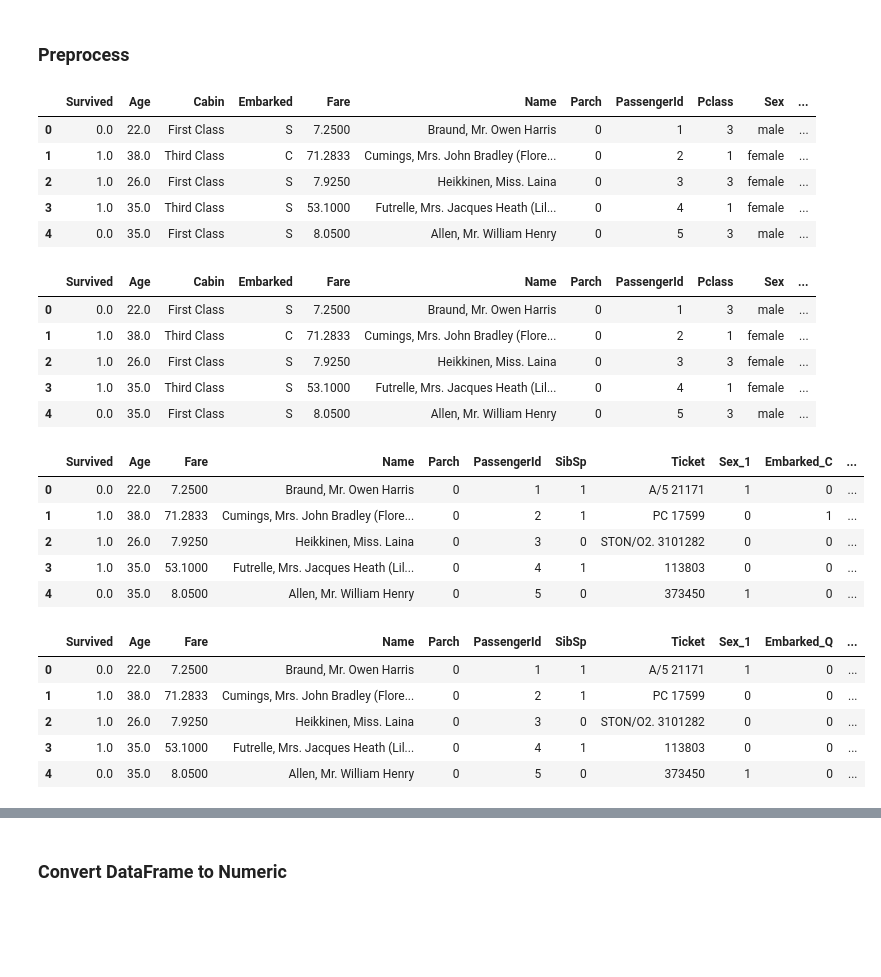
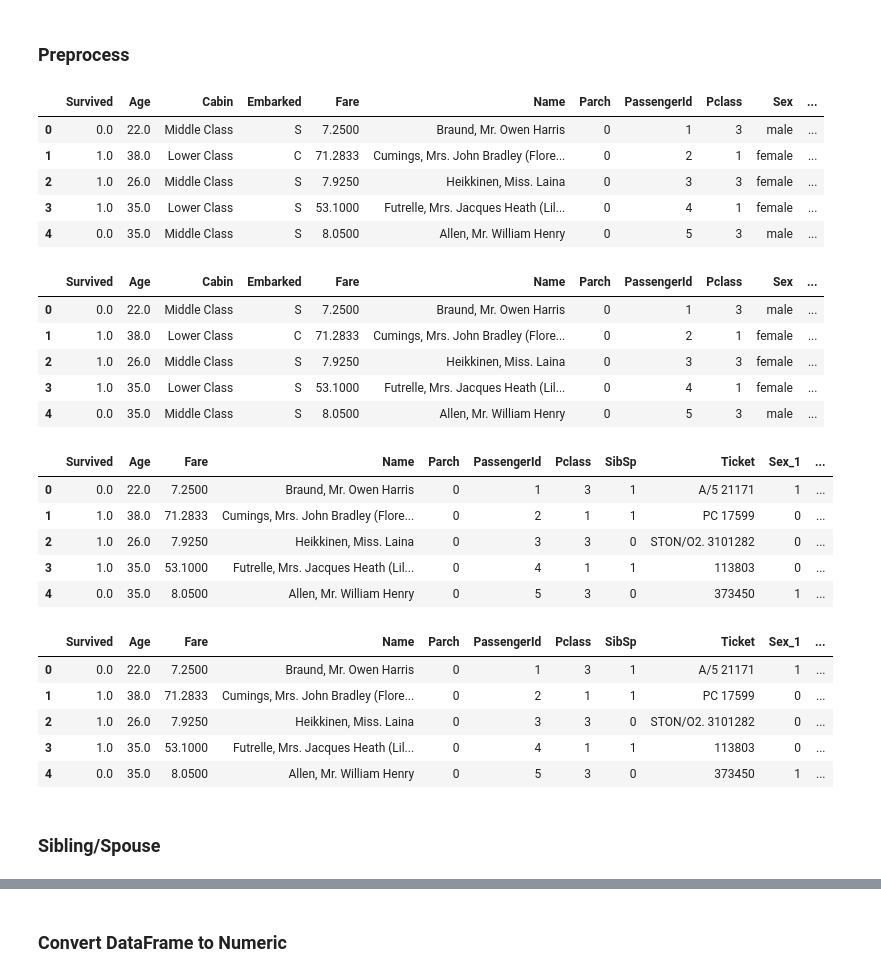
Before and after one commit to klam28/Kaggle-, a Jupyter notebook: Titanic/Stacking ~ Titanic Machine Learning Analysis .ipynb, the cells around one changed output, grey strips where cells are left out. Cells and saved outputs as stored; diff of their text form; code cells hidden in the pictures; blank space fills up the shorter version.

```diff
--- a/Titanic/Stacking ~ Titanic Machine Learning Analysis .ipynb
+++ b/Titanic/Stacking ~ Titanic Machine Learning Analysis .ipynb
@@ -54,7 +54,7 @@ for char in data:
 # %%
 def transform(char):
     if char == "0":
-        return 0
+        return 5
     if char == "A":
         return 8
     if char == "B":
@@ -75,19 +75,19 @@ def transform(char):
 data['Cabin'] = data['Cabin'].apply(transform)
 # %%
 def transform(room):
-    if room <= 3: return "First Class"
-    if room > 3 and room <= 5: return "Second Class"
-    if room > 5: return "Third Class"
+    if room <= 2: return "Upper Class"
+    if room > 2 and room <= 5: return "Middle Class"
+    if room > 5: return "Lower Class"
 
 data['Cabin'] = data['Cabin'].apply(transform)
 data.head()
 # %% [output]
 |  | Survived | Age | Cabin | Embarked | Fare | Name | Parch | PassengerId | Pclass | Sex | ... |
-| 0 | 0.0 | 22.0 | First Class | S | 7.2500 | Braund, Mr. Owen Harris | 0 | 1 | 3 | male | ... |
-| 1 | 1.0 | 38.0 | Third Class | C | 71.2833 | Cumings, Mrs. John Bradley (Flore... | 0 | 2 | 1 | female | ... |
-| 2 | 1.0 | 26.0 | First Class | S | 7.9250 | Heikkinen, Miss. Laina | 0 | 3 | 3 | female | ... |
-| 3 | 1.0 | 35.0 | Third Class | S | 53.1000 | Futrelle, Mrs. Jacques Heath (Lil... | 0 | 4 | 1 | female | ... |
-| 4 | 0.0 | 35.0 | First Class | S | 8.0500 | Allen, Mr. William Henry | 0 | 5 | 3 | male | ... |
+| 0 | 0.0 | 22.0 | Middle Class | S | 7.2500 | Braund, Mr. Owen Harris | 0 | 1 | 3 | male | ... |
+| 1 | 1.0 | 38.0 | Lower Class | C | 71.2833 | Cumings, Mrs. John Bradley (Flore... | 0 | 2 | 1 | female | ... |
+| 2 | 1.0 | 26.0 | Middle Class | S | 7.9250 | Heikkinen, Miss. Laina | 0 | 3 | 3 | female | ... |
+| 3 | 1.0 | 35.0 | Lower Class | S | 53.1000 | Futrelle, Mrs. Jacques Heath (Lil... | 0 | 4 | 1 | female | ... |
+| 4 | 0.0 | 35.0 | Middle Class | S | 8.0500 | Allen, Mr. William Henry | 0 | 5 | 3 | male | ... |
 # %%
 data['Title'] = 'Other'
 data.loc[['Master.' in title for title in data.Name], 'Title'] = 'Master'
@@ -97,32 +97,37 @@ data.loc[['Mrs.' in title for title in data.Name], 'Title'] = 'Mrs'
 data.head()
 # %% [output]
 |  | Survived | Age | Cabin | Embarked | Fare | Name | Parch | PassengerId | Pclass | Sex | ... |
-| 0 | 0.0 | 22.0 | First Class | S | 7.2500 | Braund, Mr. Owen Harris | 0 | 1 | 3 | male | ... |
-| 1 | 1.0 | 38.0 | Third Class | C | 71.2833 | Cumings, Mrs. John Bradley (Flore... | 0 | 2 | 1 | female | ... |
-| 2 | 1.0 | 26.0 | First Class | S | 7.9250 | Heikkinen, Miss. Laina | 0 | 3 | 3 | female | ... |
-| 3 | 1.0 | 35.0 | Third Class | S | 53.1000 | Futrelle, Mrs. Jacques Heath (Lil... | 0 | 4 | 1 | female | ... |
-| 4 | 0.0 | 35.0 | First Class | S | 8.0500 | Allen, Mr. William Henry | 0 | 5 | 3 | male | ... |
+| 0 | 0.0 | 22.0 | Middle Class | S | 7.2500 | Braund, Mr. Owen Harris | 0 | 1 | 3 | male | ... |
+| 1 | 1.0 | 38.0 | Lower Class | C | 71.2833 | Cumings, Mrs. John Bradley (Flore... | 0 | 2 | 1 | female | ... |
+| 2 | 1.0 | 26.0 | Middle Class | S | 7.9250 | Heikkinen, Miss. Laina | 0 | 3 | 3 | female | ... |
+| 3 | 1.0 | 35.0 | Lower Class | S | 53.1000 | Futrelle, Mrs. Jacques Heath (Lil... | 0 | 4 | 1 | female | ... |
+| 4 | 0.0 | 35.0 | Middle Class | S | 8.0500 | Allen, Mr. William Henry | 0 | 5 | 3 | male | ... |
+# %%
+# Fill Missing Age With Median Age Based On The Median Of A Person's Title
+data["Age"].fillna(data.groupby("Title")["Age"].transform("mean"), inplace=True)
 # %%
 # le.fit(np.array(data.Title))
 # data["Title"] = le.transform(data.Title)
 data['Sex'] = data.Sex.map({'male':1, 'female':0})
 # %%
-data = pd.get_dummies(data, columns = ['Sex', 'Embarked', 'Pclass', 'Title', 'Cabin'], drop_first = True)
+data = pd.get_dummies(data, columns = ['Sex', 'Embarked', 'Title', 'Cabin'], drop_first = True)
 data.head()
 # %% [output]
-|  | Survived | Age | Fare | Name | Parch | PassengerId | SibSp | Ticket | Sex_1 | Embarked_C | ... |
-| 0 | 0.0 | 22.0 | 7.2500 | Braund, Mr. Owen Harris | 0 | 1 | 1 | A/5 21171 | 1 | 0 | ... |
-| 1 | 1.0 | 38.0 | 71.2833 | Cumings, Mrs. John Bradley (Flore... | 0 | 2 | 1 | PC 17599 | 0 | 1 | ... |
-| 2 | 1.0 | 26.0 | 7.9250 | Heikkinen, Miss. Laina | 0 | 3 | 0 | STON/O2. 3101282 | 0 | 0 | ... |
-| 3 | 1.0 | 35.0 | 53.1000 | Futrelle, Mrs. Jacques Heath (Lil... | 0 | 4 | 1 | 113803 | 0 | 0 | ... |
-| 4 | 0.0 | 35.0 | 8.0500 | Allen, Mr. William Henry | 0 | 5 | 0 | 373450 | 1 | 0 | ... |
+|  | Survived | Age | Fare | Name | Parch | PassengerId | Pclass | SibSp | Ticket | Sex_1 | ... |
+| 0 | 0.0 | 22.0 | 7.2500 | Braund, Mr. Owen Harris | 0 | 1 | 3 | 1 | A/5 21171 | 1 | ... |
+| 1 | 1.0 | 38.0 | 71.2833 | Cumings, Mrs. John Bradley (Flore... | 0 | 2 | 1 | 1 | PC 17599 | 0 | ... |
+| 2 | 1.0 | 26.0 | 7.9250 | Heikkinen, Miss. Laina | 0 | 3 | 3 | 0 | STON/O2. 3101282 | 0 | ... |
+| 3 | 1.0 | 35.0 | 53.1000 | Futrelle, Mrs. Jacques Heath (Lil... | 0 | 4 | 1 | 1 | 113803 | 0 | ... |
+| 4 | 0.0 | 35.0 | 8.0500 | Allen, Mr. William Henry | 0 | 5 | 3 | 0 | 373450 | 1 | ... |
 # %%
 del data["Embarked_C"]
 data.head()
 # %% [output]
-|  | Survived | Age | Fare | Name | Parch | PassengerId | SibSp | Ticket | Sex_1 | Embarked_Q | ... |
-| 0 | 0.0 | 22.0 | 7.2500 | Braund, Mr. Owen Harris | 0 | 1 | 1 | A/5 21171 | 1 | 0 | ... |
-| 1 | 1.0 | 38.0 | 71.2833 | Cumings, Mrs. John Bradley (Flore... | 0 | 2 | 1 | PC 17599 | 0 | 0 | ... |
-| 2 | 1.0 | 26.0 | 7.9250 | Heikkinen, Miss. Laina | 0 | 3 | 0 | STON/O2. 3101282 | 0 | 0 | ... |
-| 3 | 1.0 | 35.0 | 53.1000 | Futrelle, Mrs. Jacques Heath (Lil... | 0 | 4 | 1 | 113803 | 0 | 0 | ... |
-| 4 | 0.0 | 35.0 | 8.0500 | Allen, Mr. William Henry | 0 | 5 | 0 | 373450 | 1 | 0 | ... |
+|  | Survived | Age | Fare | Name | Parch | PassengerId | Pclass | SibSp | Ticket | Sex_1 | ... |
+| 0 | 0.0 | 22.0 | 7.2500 | Braund, Mr. Owen Harris | 0 | 1 | 3 | 1 | A/5 21171 | 1 | ... |
+| 1 | 1.0 | 38.0 | 71.2833 | Cumings, Mrs. John Bradley (Flore... | 0 | 2 | 1 | 1 | PC 17599 | 0 | ... |
+| 2 | 1.0 | 26.0 | 7.9250 | Heikkinen, Miss. Laina | 0 | 3 | 3 | 0 | STON/O2. 3101282 | 0 | ... |
+| 3 | 1.0 | 35.0 | 53.1000 | Futrelle, Mrs. Jacques Heath (Lil... | 0 | 4 | 1 | 1 | 113803 | 0 | ... |
+| 4 | 0.0 | 35.0 | 8.0500 | Allen, Mr. William Henry | 0 | 5 | 3 | 0 | 373450 | 1 | ... |
+# %% [markdown]
+### Sibling/Spouse
```
Also changed, not shown: parts of 21 cells of this notebook, 1 other file.
